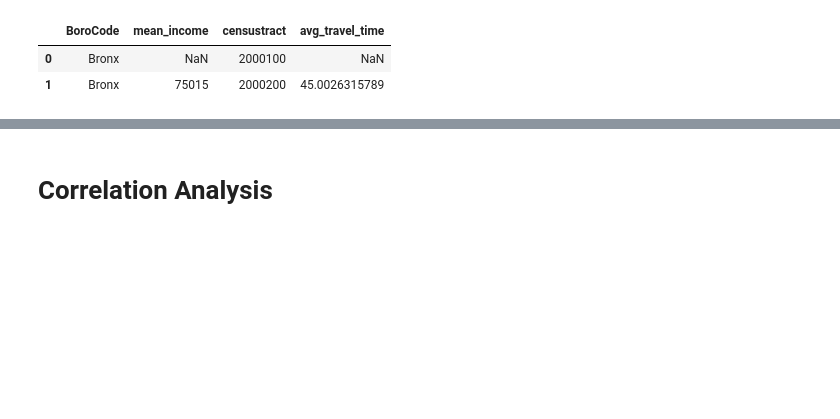
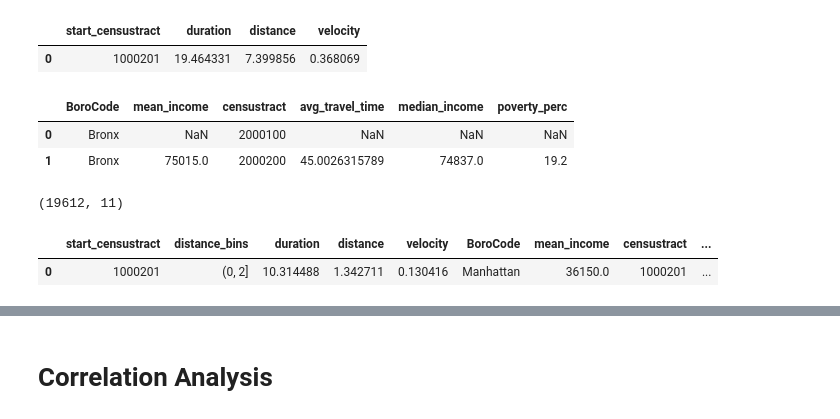
Before and after one commit to mattyd2/ds1004finalproject, a Jupyter notebook: datavisualization.ipynb, the cells around one changed output, grey strips where cells are left out. Cells and saved outputs as stored; diff of their text form; code cells hidden in the pictures; blank space fills up the shorter version.

Commit message:
merged map files

```diff
--- a/datavisualization.ipynb
+++ b/datavisualization.ipynb
@@ -60,11 +66,27 @@ merged.head(1)
+# %%
+score = grouped_dropped.groupby('start_censustract', as_index=False).mean()
+score.head(1)
+# %% [output]
+|  | start_censustract | duration | distance | velocity |
+| 0 | 1000201 | 19.464331 | 7.399856 | 0.368069 |
 # %%
-censusdata = pd.read_csv('../data/census_data/documents-export-2016-05-10/census_merged.csv', dtype=str)
-censusdata = censusdata[['CT2010', 'BoroCode', 'mean_income', 'avg_travel_time']]
+# load the census tract data
+censusdata = pd.read_csv('../data/finalround/census_all.csv', dtype=str)
+censusdata = censusdata[['CT2010', 'BoroCode', 'mean_income', 'avg_travel_time', 'median_income', 'poverty_perc']]
 censusdata['censustract'] = censusdata['BoroCode']+censusdata['CT2010']
-censusdata = censusdata[['BoroCode','mean_income', 'censustract', 'avg_travel_time']]
+censusdata = censusdata[['BoroCode','mean_income', 'censustract', 'avg_travel_time', 'median_income', 'poverty_perc']]
 censusdata['BoroCode'] = censusdata.BoroCode.map({'1':"Manhattan", '2':"Bronx", '3':"Brooklyn", '4':"Queens", '5':"Staten Island"})
 censusdata.head(2)
 # %% [output]
-|  | BoroCode | mean_income | censustract | avg_travel_time |
-| 0 | Bronx | NaN | 2000100 | NaN |
-| 1 | Bronx | 75015 | 2000200 | 45.0026315789 |
+|  | BoroCode | mean_income | censustract | avg_travel_time | median_income | poverty_perc |
+| 0 | Bronx | NaN | 2000100 | NaN | NaN | NaN |
+| 1 | Bronx | 75015.0 | 2000200 | 45.0026315789 | 74837.0 | 19.2 |
+# %%
+# merge the census tract data with the binned transport speeds
+ct_binned = binned_final.merge(censusdata, how='left', left_on='start_censustract', right_on='censustract')
+print ct_binned.shape
+ct_binned.head(1)
+# %% [output]
+(19612, 11)
+|  | start_censustract | distance_bins | duration | distance | velocity | BoroCode | mean_income | censustract | ... |
+| 0 | 1000201 | (0, 2] | 10.314488 | 1.342711 | 0.130416 | Manhattan | 36150.0 | 1000201 | ... |
```
Also changed, not shown: parts of 14 cells of this notebook, 6 other files.
